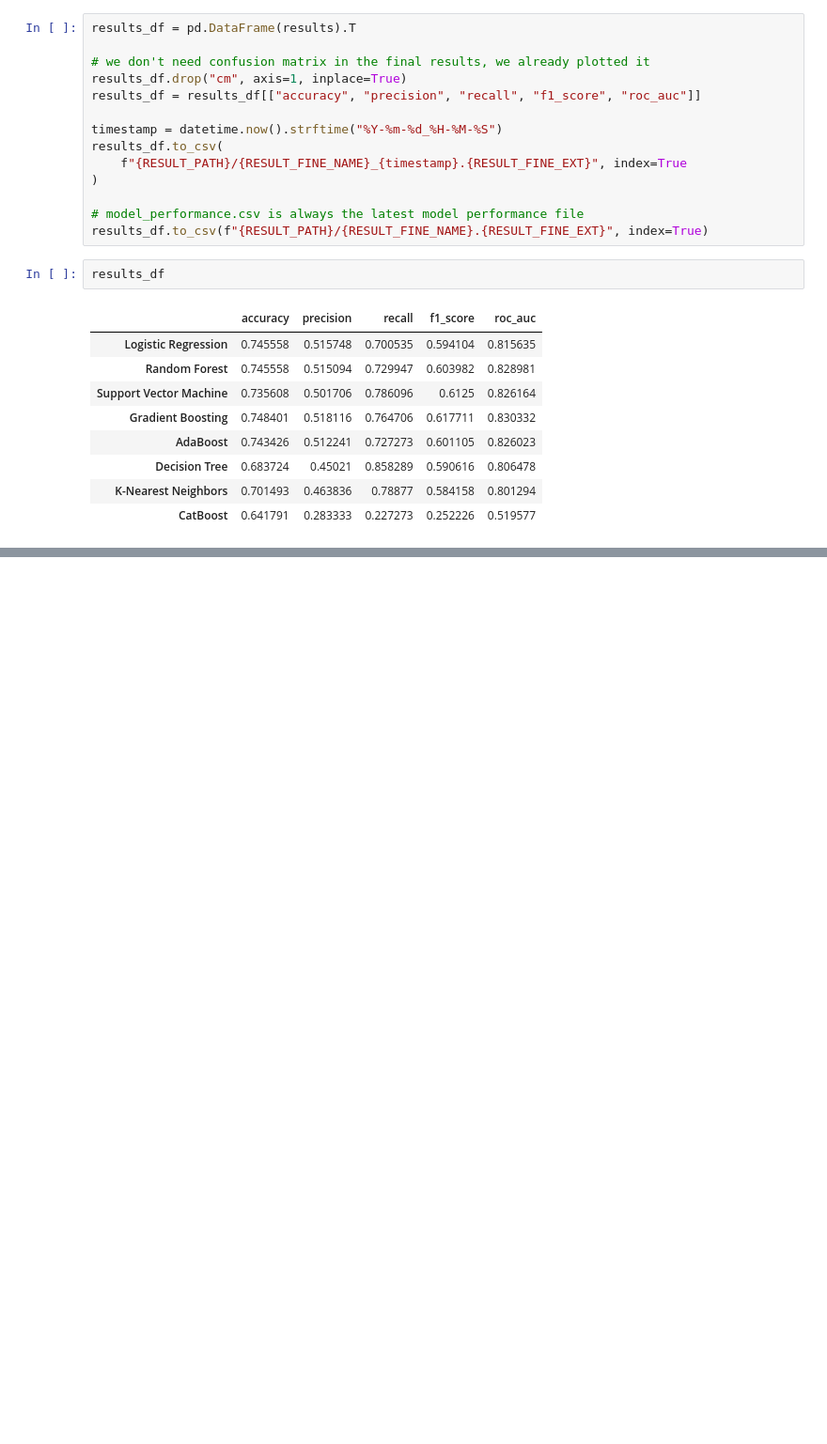
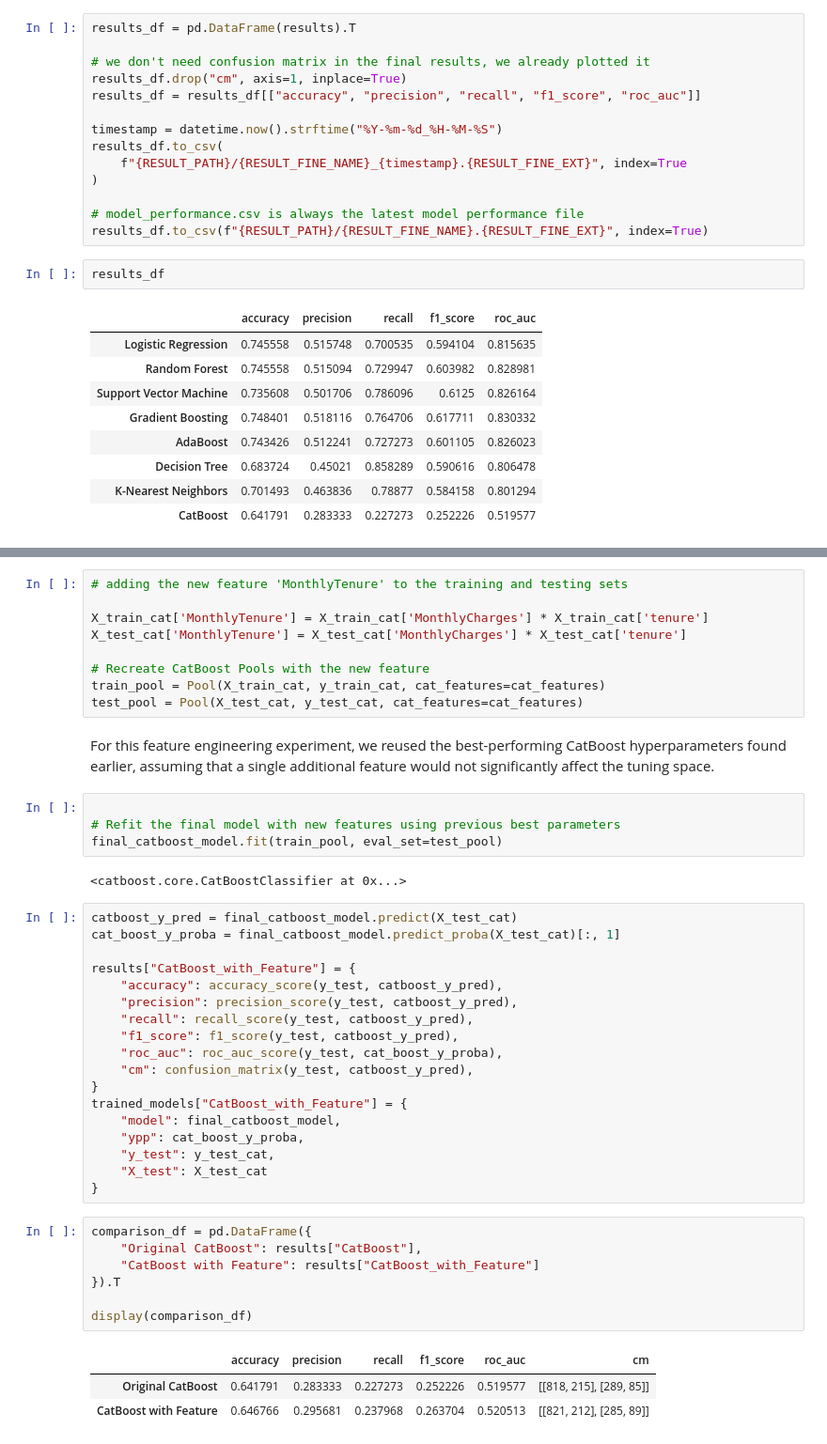
Before and after one commit to devmarkpro/telco-customer-churn-ml-project, a Jupyter notebook: CSCA-5622-supervised-learning-final-project.ipynb, the cells around one changed output, grey strips where cells are left out. Shown at 94% size. Cells and saved outputs as stored; diff of their text form; blank space fills up the shorter version.

Commit message:
add feature engineering

```diff
--- a/CSCA-5622-supervised-learning-final-project.ipynb
+++ b/CSCA-5622-supervised-learning-final-project.ipynb
@@ -1147,0 +1163,46 @@ The ROC curve analysis supports this choice, highlighting CatBoost as the **only
+# %%
+# adding the new feature 'MonthlyTenure' to the training and testing sets
+
+X_train_cat['MonthlyTenure'] = X_train_cat['MonthlyCharges'] * X_train_cat['tenure']
+X_test_cat['MonthlyTenure'] = X_test_cat['MonthlyCharges'] * X_test_cat['tenure']
+
+# Recreate CatBoost Pools with the new feature
+train_pool = Pool(X_train_cat, y_train_cat, cat_features=cat_features)
+test_pool = Pool(X_test_cat, y_test_cat, cat_features=cat_features)
+# %% [markdown]
+For this feature engineering experiment, we reused the best-performing CatBoost hyperparameters found earlier, assuming that a single additional feature would not significantly affect the tuning space.
+# %%
+
+# Refit the final model with new features using previous best parameters
+final_catboost_model.fit(train_pool, eval_set=test_pool)
+# %% [output]
+<catboost.core.CatBoostClassifier at 0x...>
+# %%
+catboost_y_pred = final_catboost_model.predict(X_test_cat)
+cat_boost_y_proba = final_catboost_model.predict_proba(X_test_cat)[:, 1]
+
+results["CatBoost_with_Feature"] = {
+    "accuracy": accuracy_score(y_test, catboost_y_pred),
+    "precision": precision_score(y_test, catboost_y_pred),
+    "recall": recall_score(y_test, catboost_y_pred),
+    "f1_score": f1_score(y_test, catboost_y_pred),
+    "roc_auc": roc_auc_score(y_test, cat_boost_y_proba),
+    "cm": confusion_matrix(y_test, catboost_y_pred),
+}
+trained_models["CatBoost_with_Feature"] = {
+    "model": final_catboost_model,
+    "ypp": cat_boost_y_proba,
+    "y_test": y_test_cat,
+    "X_test": X_test_cat
+}
+# %%
+comparison_df = pd.DataFrame({
+    "Original CatBoost": results["CatBoost"],
+    "CatBoost with Feature": results["CatBoost_with_Feature"]
+}).T
+
+display(comparison_df)
+# %% [output]
+|  | accuracy | precision | recall | f1_score | roc_auc | cm |
+| Original CatBoost | 0.641791 | 0.283333 | 0.227273 | 0.252226 | 0.519577 | [[818, 215], [289, 85]] |
+| CatBoost with Feature | 0.646766 | 0.295681 | 0.237968 | 0.263704 | 0.520513 | [[821, 212], [285, 89]] |
```
Also changed, not shown: parts of 9 cells of this notebook.
